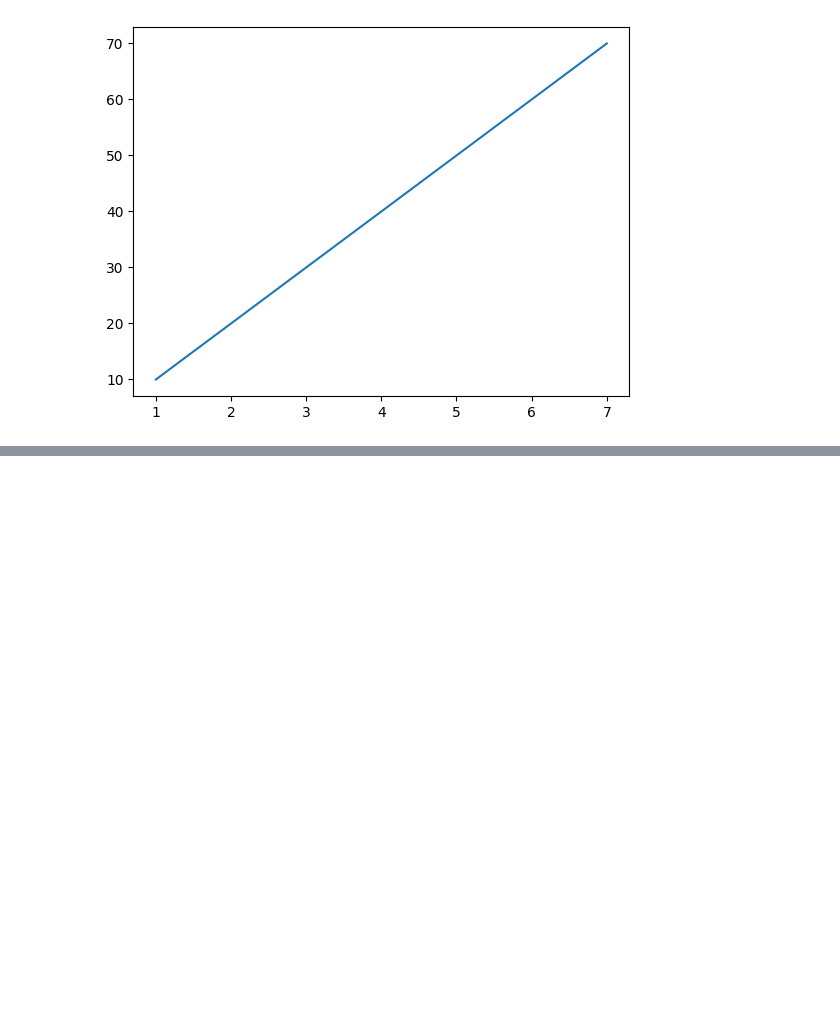
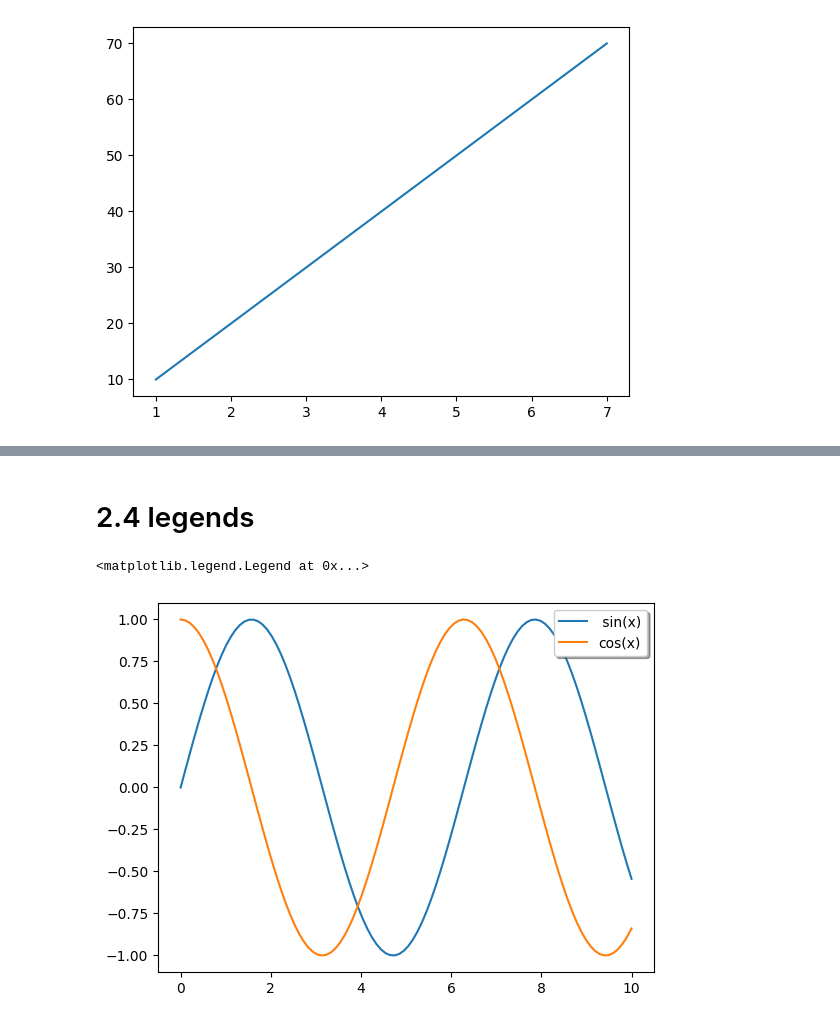
Before and after one commit to Subodhoraw/Python-revive, a Jupyter notebook: Q&A/python_details/matplotlibd/intemedmatplot.ipynb, the cells around one changed output, grey strips where cells are left out. Drawn from its saved outputs; the diff is of its cells as text; code cells hidden in the pictures; blank space fills up the shorter version.

Commit message:
we ahave added lot of changes on the matplotlib

```diff
--- a/Q&A/python_details/matplotlibd/intemedmatplot.ipynb
+++ b/Q&A/python_details/matplotlibd/intemedmatplot.ipynb
@@ -130,0 +152,18 @@ ValueError: The number of FixedLocator locations (7), usually from a call to set
+# %% [markdown]
+# 2.4 legends
+# %%
+x = np.linspace(0,10,100)
+fig, ax = plt.subplots()
+ax.plot(x, np.sin(x),label = ' sin(x)')
+ax.plot(x, np.cos(x), label ='cos(x)')
+
+#Customize legend
+ax.legend(loc ='upper right',
+          frameon = True,
+          fancybox = True,
+          shadow = True,
+          ncol = 1,
+          fontsize = 10)
+# %% [output]
+<matplotlib.legend.Legend at 0x...>
+[figure, added]
```
Also changed, not shown: parts of 5 cells of this notebook.
